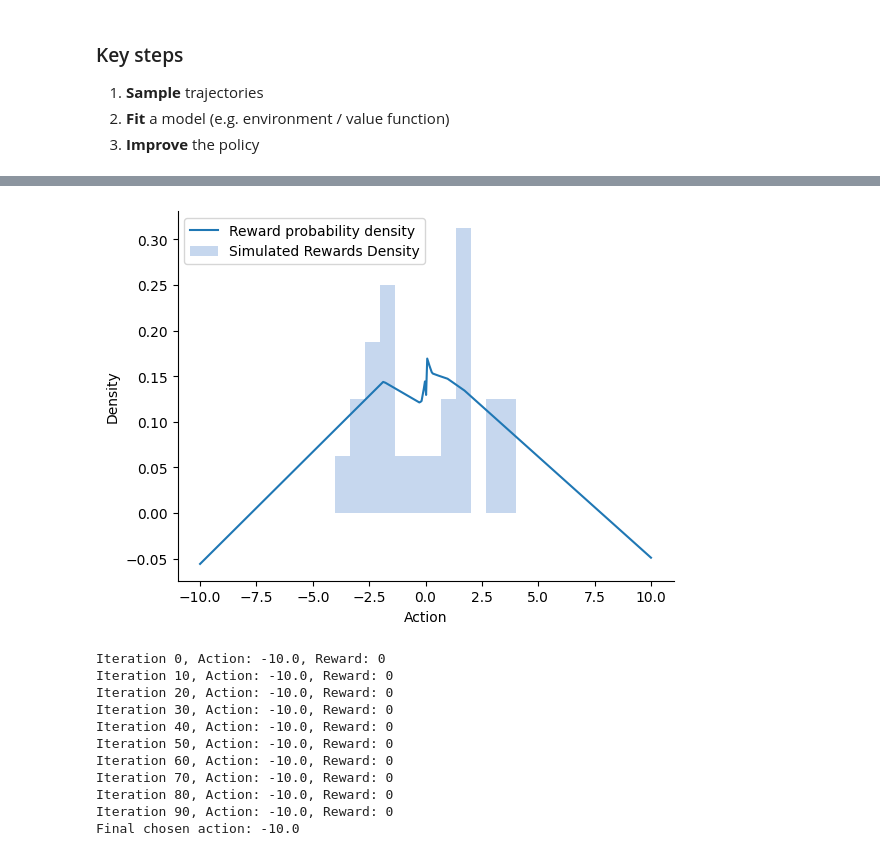
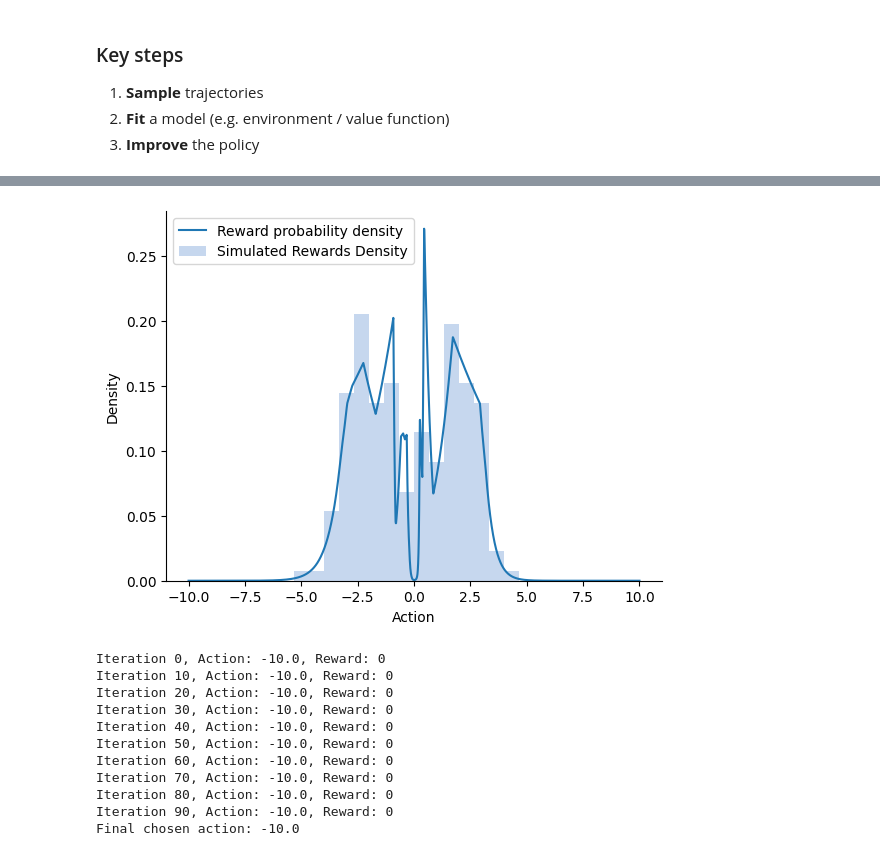
Before and after one commit to callum-lawson/fd-rl, a Jupyter notebook: bandits.ipynb, the cells around one changed output, grey strips where cells are left out. Drawn from its saved outputs; the diff is of its cells as text; code cells hidden in the pictures.

Commit message:
Improve NN for bandit rewards by including more layers and a cross-entropy loss

```diff
--- a/bandits.ipynb
+++ b/bandits.ipynb
@@ -70,9 +70,10 @@ distance = 4
 bandit = BimodalBandit(midpoint=midpoint, distance=distance, key=bandit_key)
 
 # Generate action space and reward probabilities for plotting
-action_space = jnp.linspace(-10, 10, 400)
+action_space = jnp.linspace(-10, 10, 4000)
 reward_probabilites = jnp.array([bandit.define_reward_probability(action) for action in action_space])
 simulated_rewards = jnp.array([bandit.simulate_reward(action) for action in action_space])
+# TODO: vectorize the simulation of rewards
 # %%
 def plot_bimodal_bandit(action_space, reward_probabilites, simulated_rewards):
     fig, ax1 = plt.subplots()
@@ -119,8 +120,15 @@ class SimpleNN(nn.Module):
     def __call__(self, x):
         x = nn.Dense(64)(x)
         x = nn.relu(x)
+        x = nn.Dense(32)(x)
+        x = nn.relu(x)
+        # x = nn.Dropout(rate=0.2, deterministic=False)(x)  # Increased dropout
+        x = nn.Dense(16)(x)   # Additional layer
+        x = nn.relu(x)
+        # x = nn.Dropout(rate=0.2, deterministic=False)(x)  # Another dropout layer
         x = nn.Dense(1)(x)
         return x
+# TODO: turn off dropout for inference versus training mode
 
 # Initialize the model and optimizer
 rng = jax.random.PRNGKey(0)
@@ -129,11 +137,18 @@ params = model.init(rng, jnp.ones((1,)))['params']
 optimizer = optax.adam(0.01)
 opt_state = optimizer.init(params)
 
-# Define the loss function with reshaped actions
+# Define the loss function
+
+def binary_cross_entropy_with_logits(logits, labels):
+    """Computes binary cross entropy given logits and true labels."""
+    logits = logits.squeeze()  # Ensure logits are of shape (N,)
+    labels = labels.squeeze()  # Ensure labels are of shape (N,)
+    return -jnp.mean(labels * jnp.log(sigmoid(logits)) + (1 - labels) * jnp.log(1 - sigmoid(logits)))
+
 def loss_fn(params, actions, rewards):
-    actions_reshaped = actions.reshape(-1, 1)  # Reshaping actions
-    pred_rewards = model.apply({'params': params}, actions_reshaped)
-    loss = jnp.mean((pred_rewards.squeeze() - rewards) ** 2)
+    actions_reshaped = actions.reshape(-1, 1)  # Reshaping actions to match input shape
+    logits = model.apply({'params': params}, actions_reshaped)
+    loss = binary_cross_entropy_with_logits(logits, rewards)
     return loss
 
 # Training loop
@@ -157,9 +172,11 @@ Epoch 900, Loss: 0.05210311710834503
 # %%
 actions_reshaped = action_space.reshape(-1, 1)
 pred_rewards = model.apply({'params': params}, actions_reshaped)
-plot_bimodal_bandit(action_space, pred_rewards, simulated_rewards)
+probabilities = sigmoid(pred_rewards)
+
+plot_bimodal_bandit(action_space, probabilities, simulated_rewards)
 # %% [output]
-[figure, old version]
+[figure, new version]
 # %%
 # VALUE-BASED METHOD
 
```
Also changed, not shown: parts of 3 cells of this notebook.
